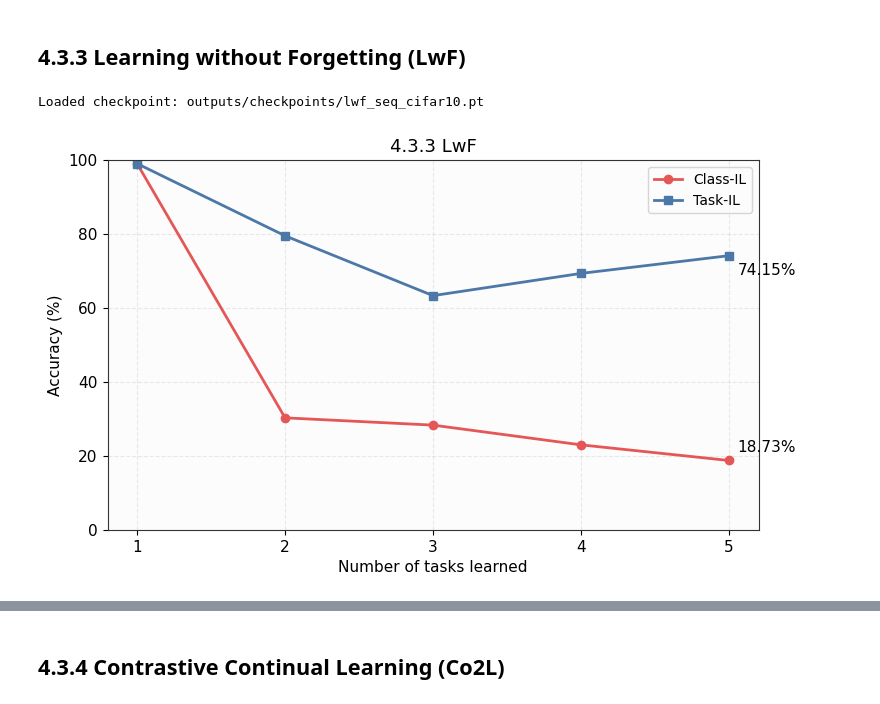
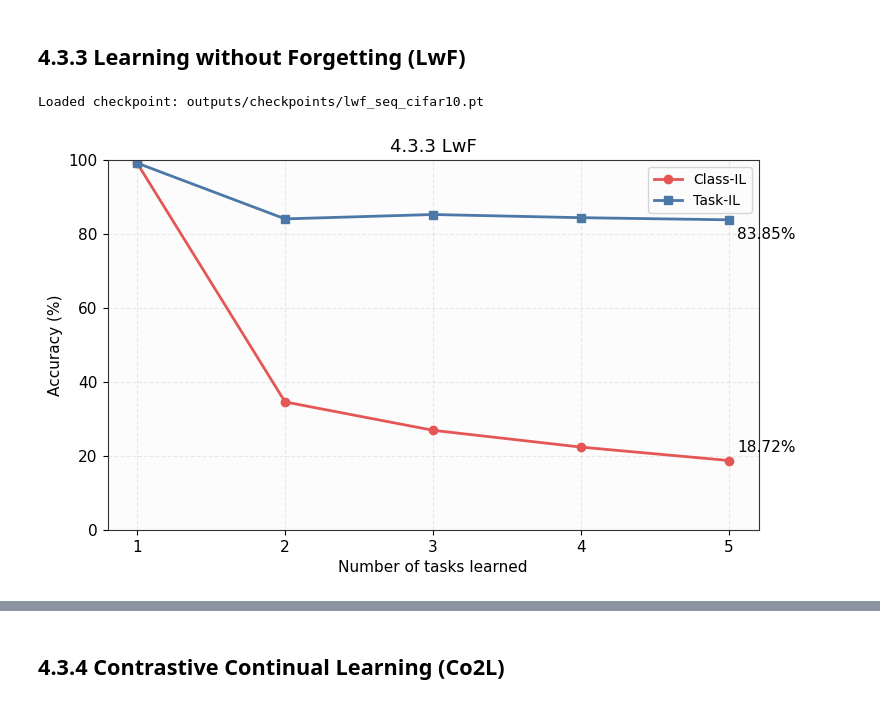
Before and after one commit to Mateo-Giacometti/seq_cifar10_continual_learning, a Jupyter notebook: tp1.ipynb, the cells around one changed output, grey strips where cells are left out. Saved outputs shown, nothing was run; the diff lists cells and outputs as text; code cells hidden in the pictures.

```diff
--- a/tp1.ipynb
+++ b/tp1.ipynb
@@ -342,11 +455,18 @@ Naive final Task-IL: 59.14%
 # %%
 ewc_ckpt = ckpt("ewc_seq_cifar10.pt")
 
+need_train_ewc = True
 if ewc_ckpt.exists():
     payload = load_checkpoint(ewc_ckpt, map_location=device)
-    ewc_history = payload["history"]
-    print(f"Loaded checkpoint: {ewc_ckpt}")
-else:
+    candidate_history = payload.get("history", {})
+    if history_matches_protocol(candidate_history):
+        ewc_history = candidate_history
+        print(f"Loaded checkpoint: {ewc_ckpt}")
+        need_train_ewc = False
+    else:
+        print("EWC checkpoint incompatible with from_task0_pretrained protocol. Re-training and overwriting.")
+
+if need_train_ewc:
     ewc_model, ewc_history = train_ewc_method(
         backbone=supcon_model.backbone,
         feat_dim=feat_dim,
@@ -361,6 +481,11 @@ else:
         weight_decay=float(cfg.ewc.weight_decay),
         ewc_lambda=float(cfg.ewc.lambda_ewc),
         fisher_max_batches=int(cfg.ewc.fisher_max_batches),
+        task_ids=protocol_task_ids,
+        initial_model=initial_classifier,
+        initial_seen_task_ids=initial_seen_task_ids,
+        initial_ewc_terms=initial_ewc_terms,
+        baseline_payload=task0_baseline,
         verbose=True,
     )
     save_checkpoint(
@@ -385,81 +510,55 @@ EWC final Task-IL: 76.02%
 # %%
 lwf_ckpt = ckpt("lwf_seq_cifar10.pt")
 
+need_train_lwf = True
+if lwf_ckpt.exists():
+    payload = load_checkpoint(lwf_ckpt, map_location=device)
+    candidate_history = payload.get("history", {})
+    if history_matches_protocol(candidate_history):
+        lwf_history = candidate_history
+        print(f"Loaded checkpoint: {lwf_ckpt}")
+        need_train_lwf = False
+    else:
+        print("LwF checkpoint incompatible with from_task0_pretrained protocol. Re-training and overwriting.")
 
-
-if lwf_ckpt.exists():
-
-    payload = load_checkpoint(lwf_ckpt, map_location=device)
-
-    lwf_history = payload["history"]
-
-    print(f"Loaded checkpoint: {lwf_ckpt}")
-
-else:
-
+if need_train_lwf:
     lwf_model, lwf_history = train_lwf_method(
-
         backbone=supcon_model.backbone,
-
         feat_dim=feat_dim,
-
         train_loaders=task_train_loaders,
-
         test_loaders=task_test_loaders,
-
         task_classes=seq_builder.task_classes,
-
         device=device,
-
         num_classes=len(CIFAR10_CLASSES),
-
         epochs_per_task=int(cfg.lwf.epochs_per_task),
-
         lr=float(cfg.lwf.lr),
-
         momentum=float(cfg.lwf.momentum),
-
         weight_decay=float(cfg.lwf.weight_decay),
-
         temperature=float(cfg.lwf.temperature),
-
         alpha=float(cfg.lwf.alpha),
-
+        task_ids=protocol_task_ids,
+        initial_model=initial_classifier,
+        initial_seen_task_ids=initial_seen_task_ids,
+        initial_teacher_model=lwf_initial_teacher,
+        baseline_payload=task0_baseline,
         verbose=True,
-
     )
-
     save_checkpoint(
-
         lwf_ckpt,
-
         {
-
             "model": lwf_model.state_dict(),
-
             "history": lwf_history,
-
         },
-
     )
-
     print(f"Saved checkpoint: {lwf_ckpt}")
 
-
-
 plot_cl_metrics(
-
     lwf_history,
-
     title="4.3.3 LwF",
-
     save_path=Path(cfg.outputs.root) / "imgs" / "lwf_cl_metrics.png",
-
 )
-
 print(f"LwF final Class-IL: {lwf_history['class_il'][-1]:.2f}%")
-
 print(f"LwF final Task-IL: {lwf_history['task_il'][-1]:.2f}%")
 # %% [output]
 Loaded checkpoint: outputs/checkpoints/lwf_seq_cifar10.pt
-[figure, old version]
+[figure, new version]
```
Also changed, not shown: parts of 10 cells of this notebook, 9 other files.
